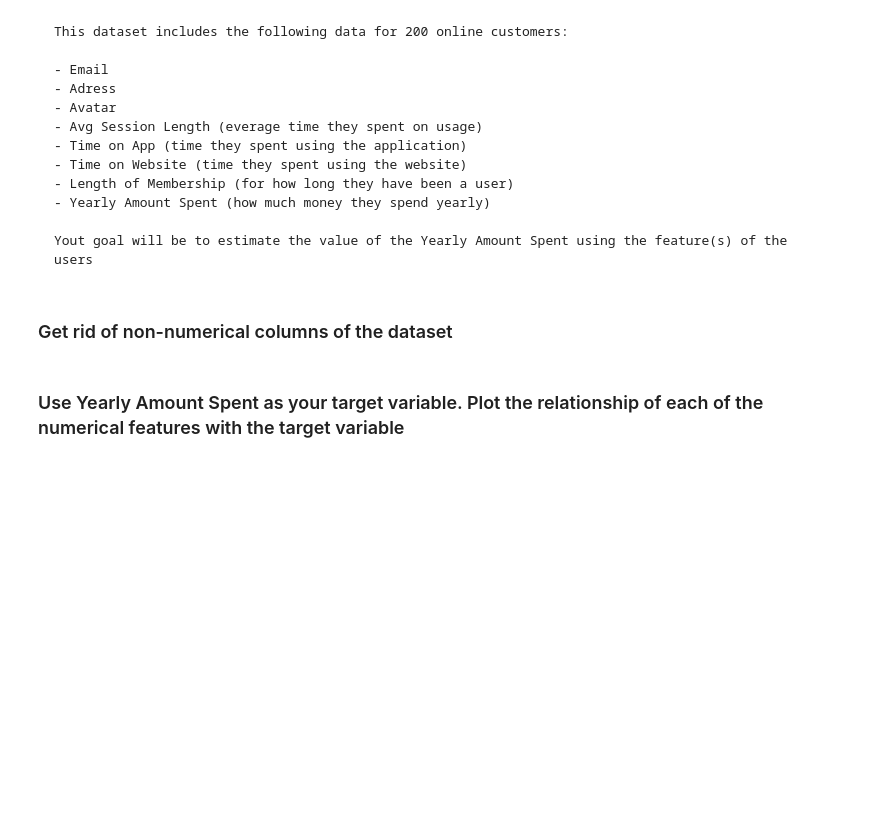
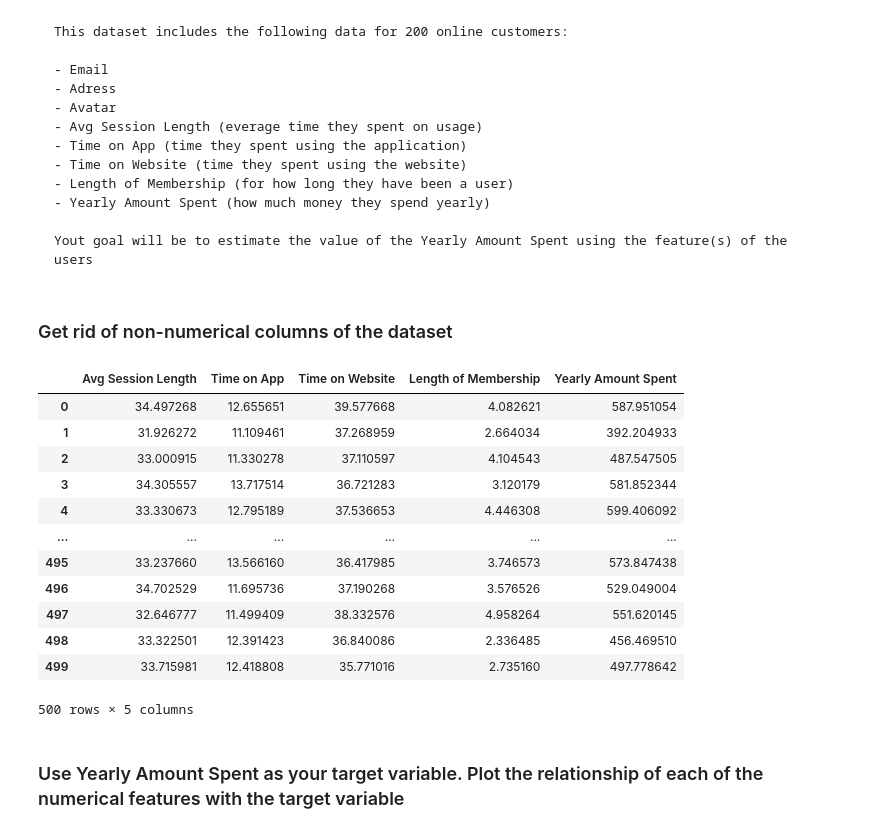
Before and after one commit to levonsg/Advanced_ML, a Jupyter notebook: Homework/18_03_23/Linear_regression_practical_homework.ipynb, the cells around one changed output. Cells and saved outputs as stored; diff of their text form; code cells hidden in the pictures; blank space fills up the shorter version.

````diff
--- a/Homework/18_03_23/Linear_regression_practical_homework.ipynb
+++ b/Homework/18_03_23/Linear_regression_practical_homework.ipynb
@@ -20,5 +39,22 @@ Yout goal will be to estimate the value of the Yearly Amount Spent using the fea
 ```
 # %% [markdown]
 ### Get rid of non-numerical columns of the dataset
+# %%
+df = df.drop(['Email', 'Address', 'Avatar'], axis = 1)
+df
+# %% [output]
+|  | Avg Session Length | Time on App | Time on Website | Length of Membership | Yearly Amount Spent |
+| 0 | 34.497268 | 12.655651 | 39.577668 | 4.082621 | 587.951054 |
+| 1 | 31.926272 | 11.109461 | 37.268959 | 2.664034 | 392.204933 |
+| 2 | 33.000915 | 11.330278 | 37.110597 | 4.104543 | 487.547505 |
+| 3 | 34.305557 | 13.717514 | 36.721283 | 3.120179 | 581.852344 |
+| 4 | 33.330673 | 12.795189 | 37.536653 | 4.446308 | 599.406092 |
+| ... | ... | ... | ... | ... | ... |
+| 495 | 33.237660 | 13.566160 | 36.417985 | 3.746573 | 573.847438 |
+| 496 | 34.702529 | 11.695736 | 37.190268 | 3.576526 | 529.049004 |
+| 497 | 32.646777 | 11.499409 | 38.332576 | 4.958264 | 551.620145 |
+| 498 | 33.322501 | 12.391423 | 36.840086 | 2.336485 | 456.469510 |
+| 499 | 33.715981 | 12.418808 | 35.771016 | 2.735160 | 497.778642 |
+500 rows × 5 columns
 # %% [markdown]
 ### Use Yearly Amount Spent as your target variable. Plot the relationship of each of the numerical features with the target variable
````
Also changed, not shown: parts of 25 cells of this notebook, 4 other files.
